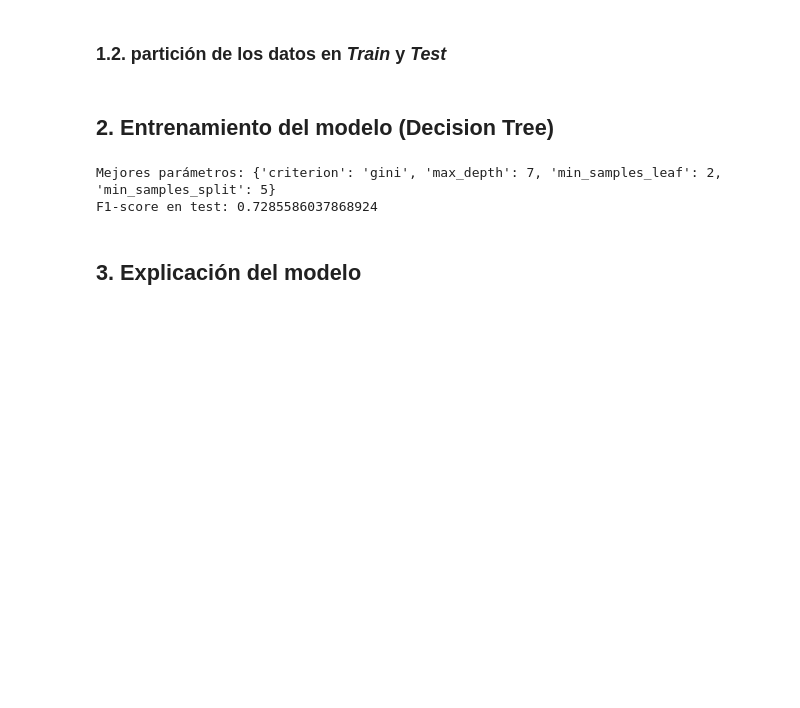
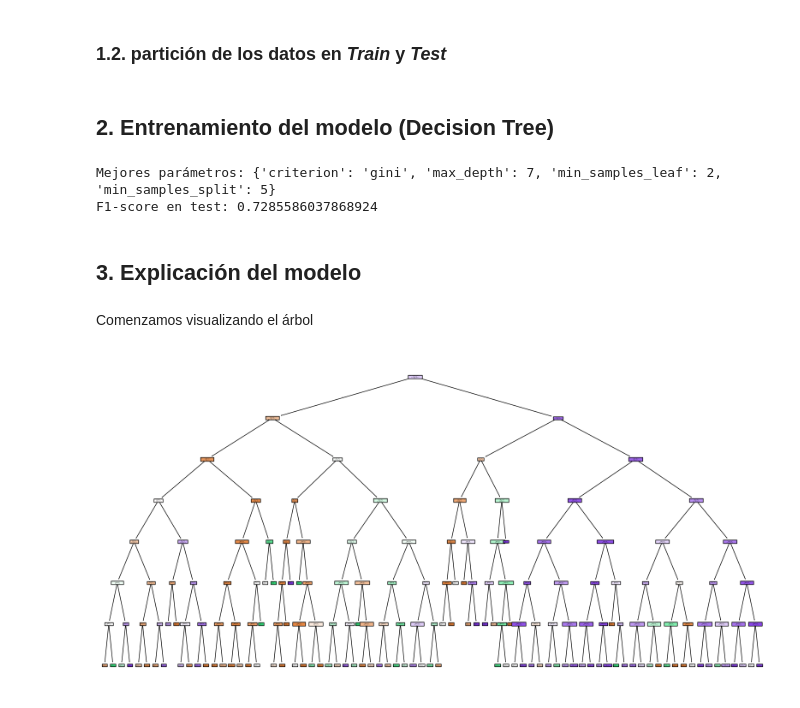
Before and after one commit to JMGO-coding/MLX_academic_performance, a Jupyter notebook: src/eda.ipynb, the cells around one changed output. Cells and saved outputs as stored; diff of their text form; code cells hidden in the pictures; blank space fills up the shorter version.

```diff
--- a/src/eda.ipynb
+++ b/src/eda.ipynb
@@ -310,3 +320,12 @@ Mejores parámetros: {'criterion': 'gini', 'max_depth': 7, 'min_samples_leaf': 2
 F1-score en test: 0.7285586037868924
 # %% [markdown]
 ## 3. Explicación del modelo
+# %% [markdown]
+Comenzamos visualizando el árbol
+# %%
+plt.figure(figsize=(20, 10))
+plot_tree(best_model, feature_names=X_train.columns, class_names=["0","1","2"], filled=True)
+plt.ion()
+plt.show()
+# %% [output]
+[figure, added]
```
Also changed, not shown: parts of 5 cells of this notebook.
